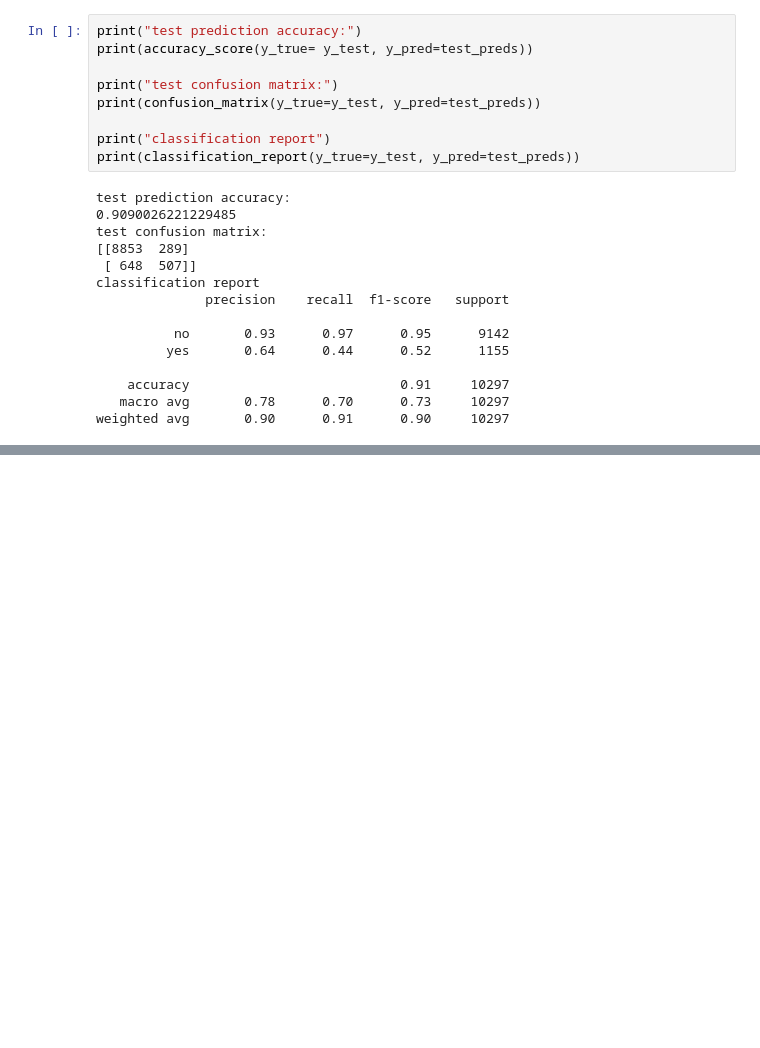
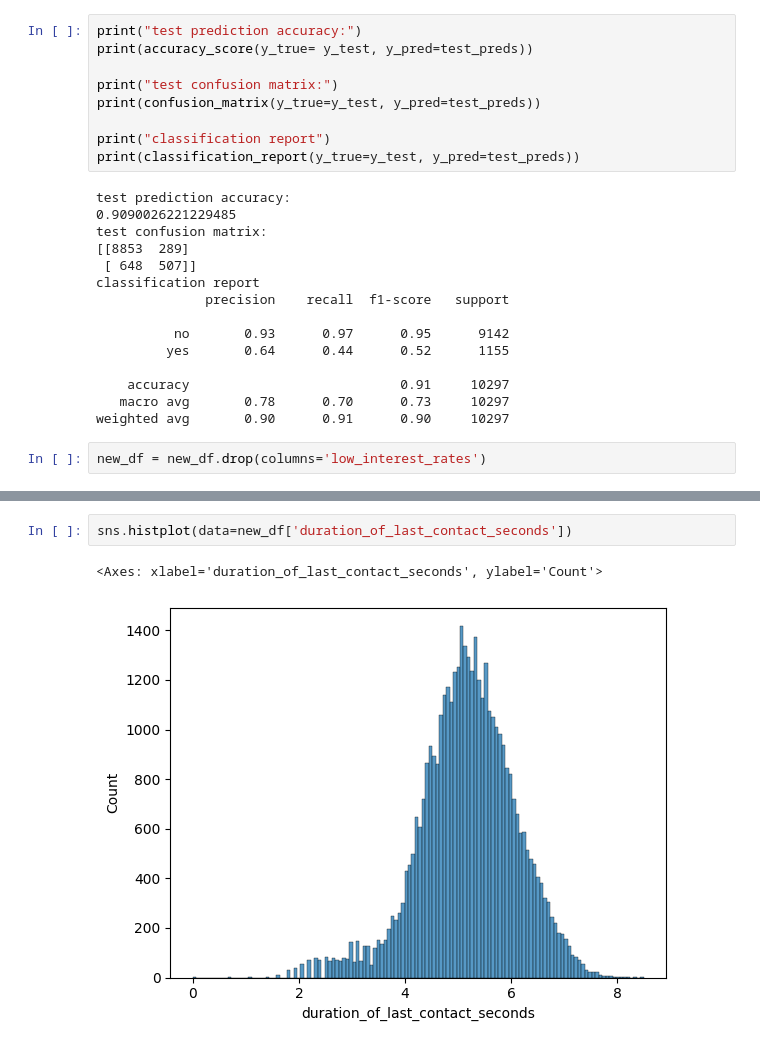
Before and after one commit to caparcom/machine-learning-python-log-reg, a Jupyter notebook: src/explore.ipynb, the cells around one changed output, grey strips where cells are left out. Saved outputs shown, nothing was run; the diff lists cells and outputs as text; blank space fills up the shorter version.

```diff
--- a/src/explore.ipynb
+++ b/src/explore.ipynb
@@ -443,3 +443,5 @@ classification report
     accuracy                           0.91     10297
    macro avg       0.78      0.70      0.73     10297
 weighted avg       0.90      0.91      0.90     10297
+# %%
+new_df = new_df.drop(columns='low_interest_rates')
@@ -445,0 +455,5 @@ weighted avg       0.90      0.91      0.90     10297
+# %%
+sns.histplot(data=new_df['duration_of_last_contact_seconds'])
+# %% [output]
+<Axes: xlabel='duration_of_last_contact_seconds', ylabel='Count'>
+[figure, added]
```
Also changed, not shown: parts of 7 cells of this notebook.
